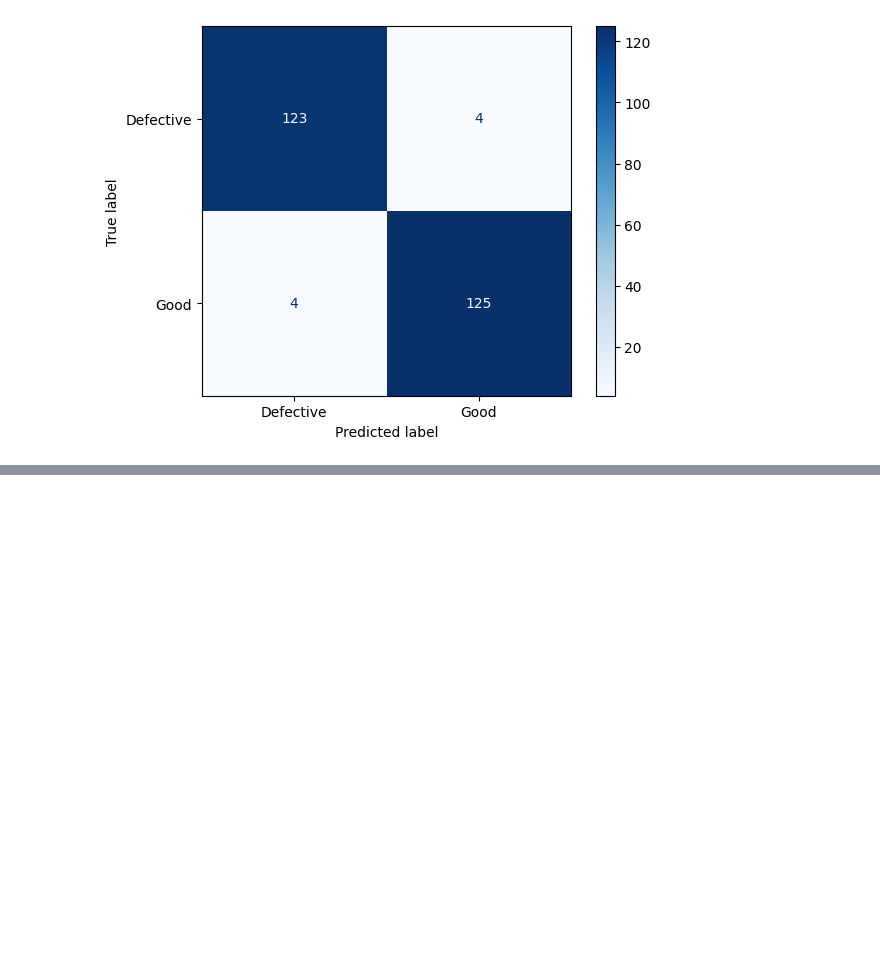
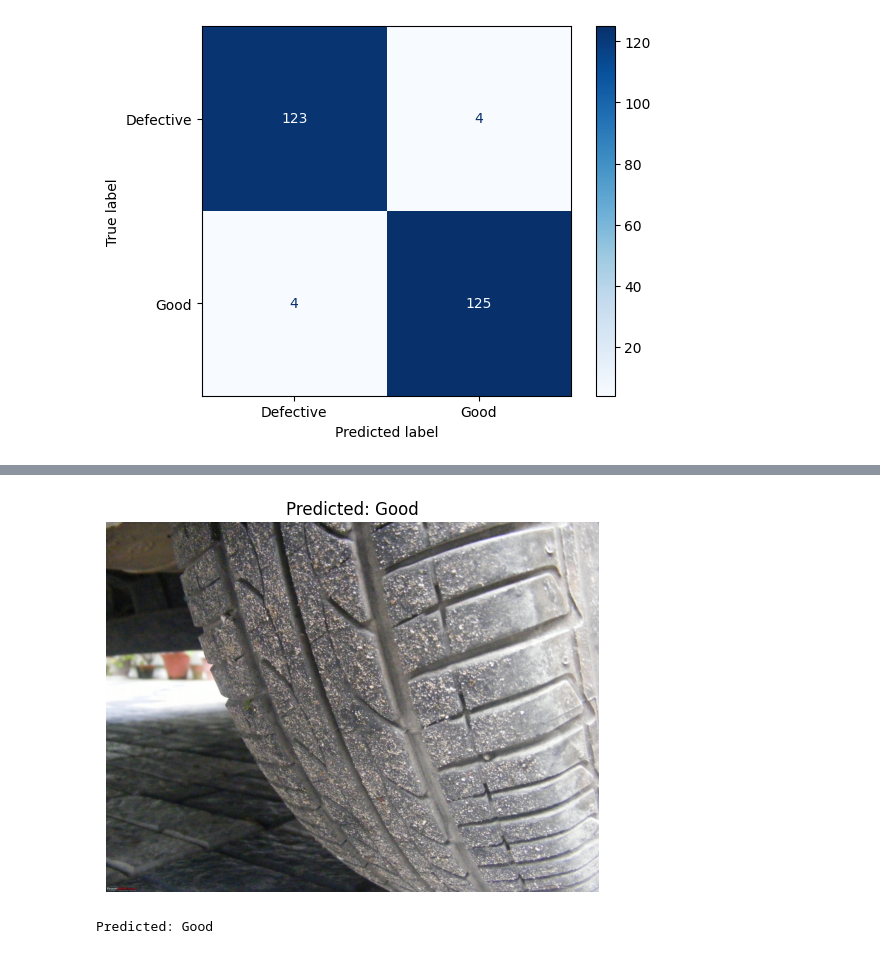
Before and after one commit to christoperBar/TyreClassification-Notebook, a Jupyter notebook: Classification1-Efficientnet7.ipynb, the cells around one changed output, grey strips where cells are left out. Drawn from its saved outputs; the diff is of its cells as text; code cells hidden in the pictures; blank space fills up the shorter version.

Commit message:
gambar pada prediksi

```diff
--- a/Classification1-Efficientnet7.ipynb
+++ b/Classification1-Efficientnet7.ipynb
@@ -307,3 +307,20 @@ Classification Report:
    macro avg       0.97      0.97      0.97       256
 weighted avg       0.97      0.97      0.97       256
 [figure]
+# %%
+from torchvision.models import efficientnet_b7, EfficientNet_B7_Weights
+
+# Load weights untuk inisialisasi struktur awal
+weights = EfficientNet_B7_Weights.DEFAULT
+model = efficientnet_b7(weights=weights)
+
+# Replace classifier head (sesuai training)
+num_features = model.classifier[1].in_features
+model.classifier = nn.Sequential(
+    nn.Dropout(0.2),
+    nn.Linear(num_features, 2)  # 2 classes: defective, normal
+)
+
+model = model.to(device)
+model.load_state_dict(torch.load("best_model.pth", map_location=device))
+model.eval()
@@ -310,17 +345,26 @@ weighted avg       0.97      0.97      0.97       256
 # %%
-# 8. Prediksi Gambar Baru
+from PIL import Image
+import matplotlib.pyplot as plt
+import torch
+
 def predict_image(image_path):
     model.eval()
+
+    # Load and transform image
     image = Image.open(image_path).convert("RGB")
     transform_fn = transform["val_test"]
     image_tensor = transform_fn(image).unsqueeze(0).to(device)
 
+    # Predict
     with torch.no_grad():
         output = model(image_tensor)
         pred = output.argmax(dim=1).item()
-    return dataset.classes[pred]
+        predicted_label = dataset.classes[pred]
 
-# Contoh penggunaan
-image_path = r"TestModel\images.jfif"
-predicted_class = predict_image(image_path)
-print("Predicted:", predicted_class)
+    # Show image with prediction
+    plt.imshow(image)
+    plt.title(f"Predicted: {predicted_label}")
+    plt.axis("off")
+    plt.show()
+
+    return predicted_label
@@ -329 +385,8 @@ Predicted: Defective
+# %%
+image_path = r"TestModel\bagus.jpg"
+predicted_class = predict_image(image_path)
+print("Predicted:", predicted_class)
+# %% [output]
+[figure, added]
+Predicted: Good
 # %%
```
Also changed, not shown: parts of 9 cells of this notebook, 1 other file.
